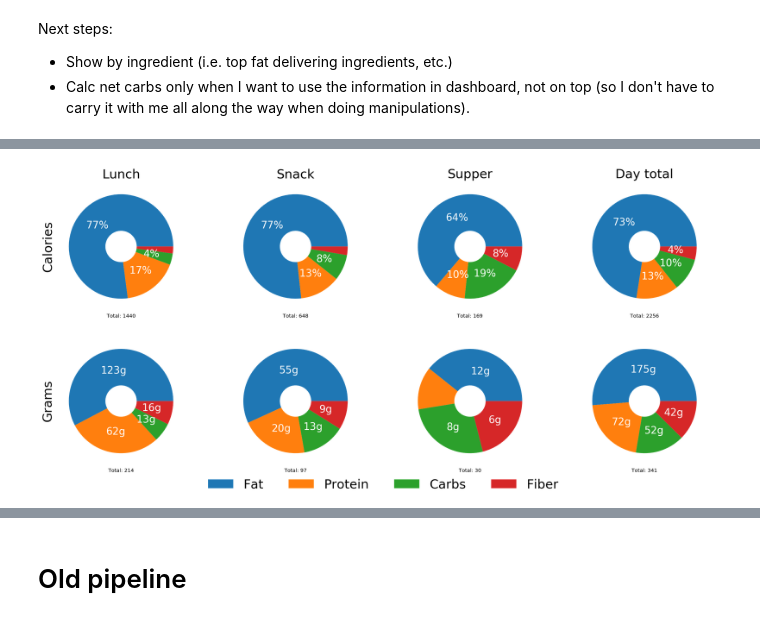
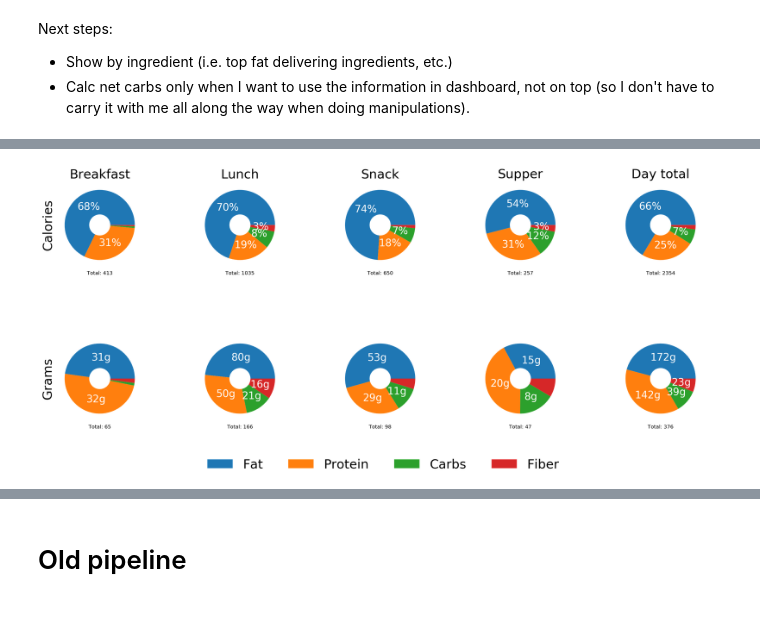
Before and after one commit to fabiangunzinger/learning, a Jupyter notebook: projects/food-data/foods.ipynb, the cells around one changed output, grey strips where cells are left out. Drawn from its saved outputs; the diff is of its cells as text; code cells hidden in the pictures.

```diff
--- a/projects/food-data/foods.ipynb
+++ b/projects/food-data/foods.ipynb
@@ -18,43 +13,12 @@ Stored 'fa_meals' (dict)
 # %%
+%run make_data.ipynb
+%store -r myfoods
+
+%run meals.ipynb
+%store -r pa_meals fa_meals
+
+
 %config InlineBackend.figure_format ='retina'
-
-meals = {
-
-#     'Breakfast': {
-#         'cauliflower': 1,
-#         'cheese': 1.5,
-#         'eggs': 2.5,
-#         'spinach': 0.5,
-#     },
-
-    'Lunch': {
-        'eggs': 2,
-        'cheese': 0.5,
-        'spinach': 0.5,
-        'leek': 1,
-        'cream': 0.5,
-        'mushrooms': 1,
-        'avocado': 1.6,
-        'lettuce': 1.5,
-        'nuts and seed mix': .5,
-        'olive oil': .2,
-    },
-
-    'Snack': {
-        'nuts and seed mix': 0.5,
-        'nature yoghurt': 1,
-        'cocoa': 0.03,
-        'cinnamon': 0.01,
-        'coconut flakes': 0.0,
-#         'whey protein': 0.2 need to add this to database
-    },
-
-    'Supper': {
-        'avocado': 0.8,
-        'chicken': 2,
-        'vegetables': 2,
-    }
-}
 
 
 def calc_nuts(meals, include_total=True):
@@ -197,11 +161,46 @@ def make_nutrient_graphs(data):
                    framealpha=0, borderaxespad=-7)
 
 
-nuts, meals_plot_data = calc_nuts(meals, include_total=True)
+
+
+
+molly_meals = {
+
+    'Breakfast': {
+        'cheese': 0.5,
+        'eggs': 1.3,
+        'spinach': 0.5,
+    },
+
+    'Lunch': {
+        'cottage cheese': 2.5,
+        'spinach': 0.5,
+        'avocado': 1.6,
+        'red pepper': 1,
+        'lettuce': 1.5,
+        'nuts and seed mix': .5,
+        'flaxseed oil': .2,
+    },
+
+    'Snack': {
+        'nuts and seed mix': 0.5,
+        'nature yoghurt': 1,
+        'cheese': 0.5,
+        'half-and-half cream': 0.3,
+    },
+
+    'Supper': {
+        'eggs': 1.3,
+        'vegetables': 2,
+    }
+}
+
+
+nuts, meals_plot_data = calc_nuts(molly_meals, include_total=True)
 make_dashboard(meals_plot_data)
 make_nutrient_graphs(nuts)
 
 
-
 # Need warning when I add foods to meals that aren't in database
+# add sugar
 # %% [output]
@@ -208 +211 @@ make_nutrient_graphs(nuts)
-[figure, old version]
+[figure, new version]
```
Also changed, not shown: parts of 3 cells of this notebook, 1 other file.
